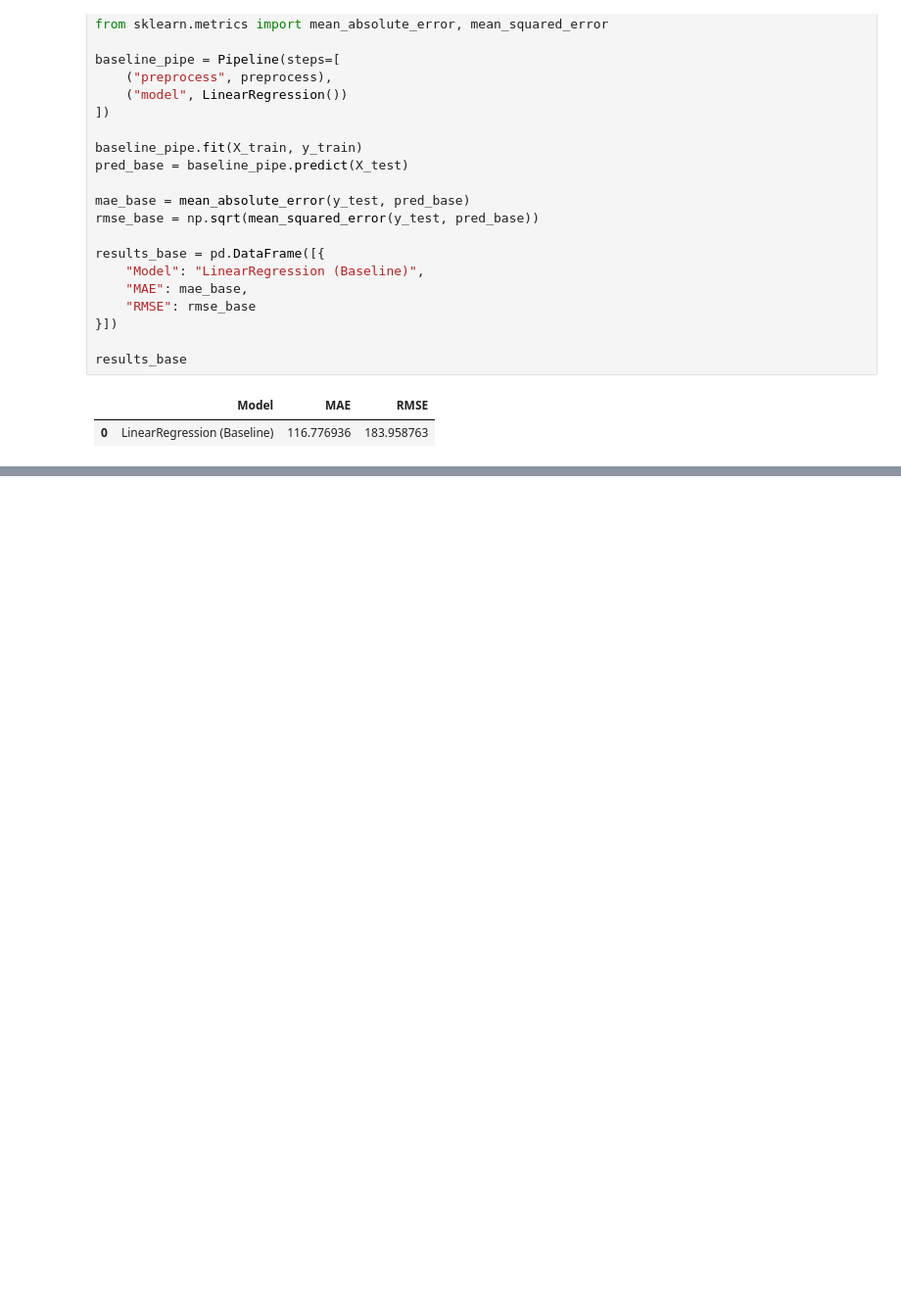
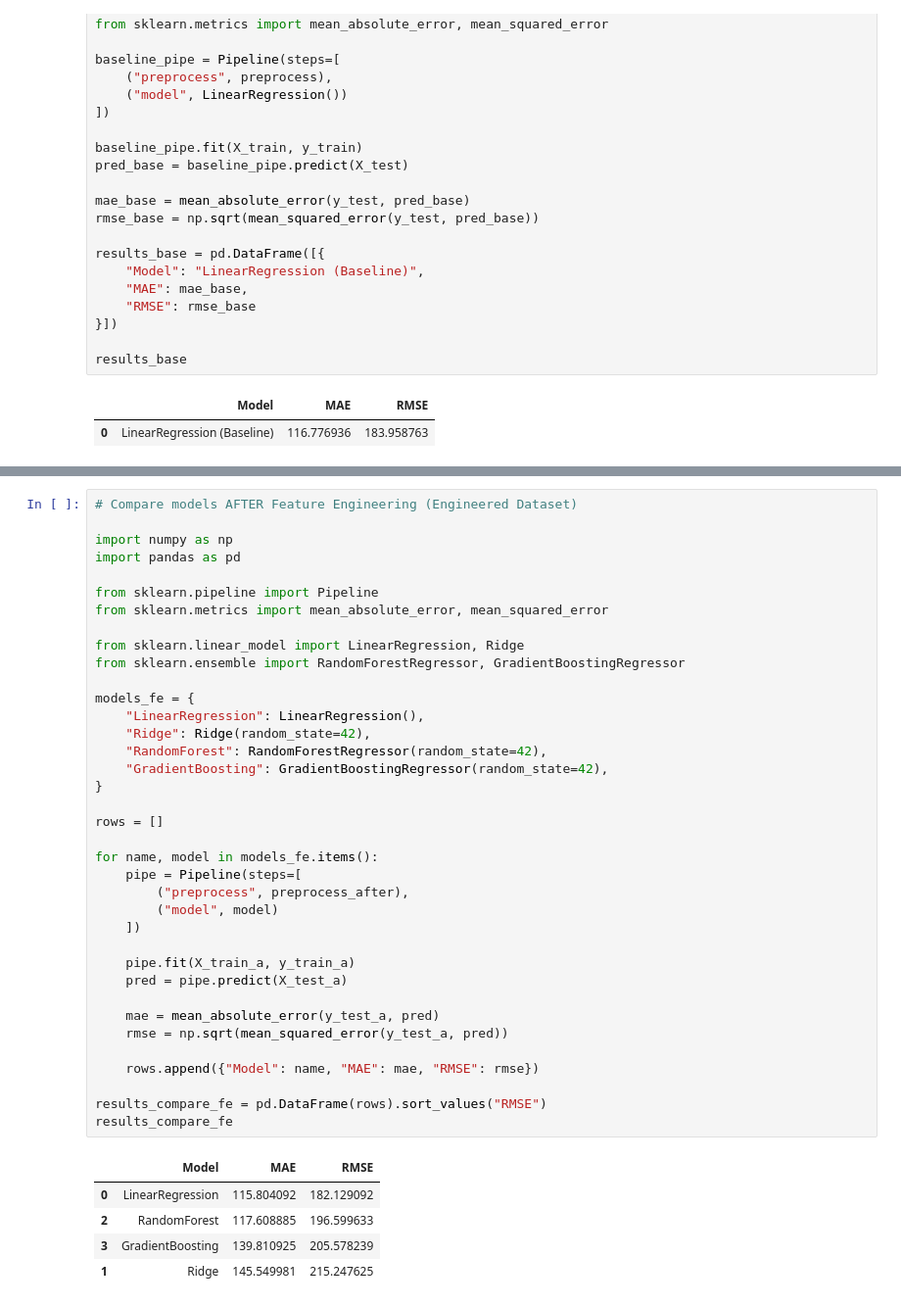
Before and after one commit to Aloysius-Yong/mdlp-project, a Jupyter notebook: index.ipynb, the cells around one changed output, grey strips where cells are left out. Shown at 98% size. Cells and saved outputs as stored; diff of their text form; blank space fills up the shorter version.

```diff
--- a/index.ipynb
+++ b/index.ipynb
@@ -253,0 +443,43 @@ results_base
+# %%
+# Compare models AFTER Feature Engineering (Engineered Dataset)
+
+import numpy as np
+import pandas as pd
+
+from sklearn.pipeline import Pipeline
+from sklearn.metrics import mean_absolute_error, mean_squared_error
+
+from sklearn.linear_model import LinearRegression, Ridge
+from sklearn.ensemble import RandomForestRegressor, GradientBoostingRegressor
+
+models_fe = {
+    "LinearRegression": LinearRegression(),
+    "Ridge": Ridge(random_state=42),
+    "RandomForest": RandomForestRegressor(random_state=42),
+    "GradientBoosting": GradientBoostingRegressor(random_state=42),
+}
+
+rows = []
+
+for name, model in models_fe.items():
+    pipe = Pipeline(steps=[
+        ("preprocess", preprocess_after),
+        ("model", model)
+    ])
+
+    pipe.fit(X_train_a, y_train_a)
+    pred = pipe.predict(X_test_a)
+
+    mae = mean_absolute_error(y_test_a, pred)
+    rmse = np.sqrt(mean_squared_error(y_test_a, pred))
+
+    rows.append({"Model": name, "MAE": mae, "RMSE": rmse})
+
+results_compare_fe = pd.DataFrame(rows).sort_values("RMSE")
+results_compare_fe
+# %% [output]
+|  | Model | MAE | RMSE |
+| 0 | LinearRegression | 115.804092 | 182.129092 |
+| 2 | RandomForest | 117.608885 | 196.599633 |
+| 3 | GradientBoosting | 139.810925 | 205.578239 |
+| 1 | Ridge | 145.549981 | 215.247625 |
```
Also changed, not shown: parts of 12 cells of this notebook, 1 other file.
